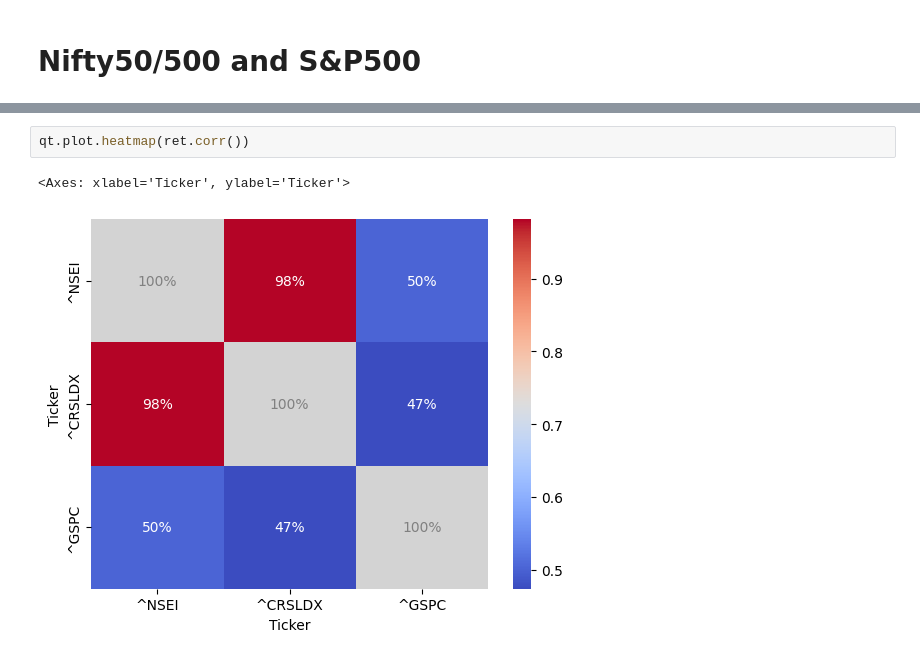
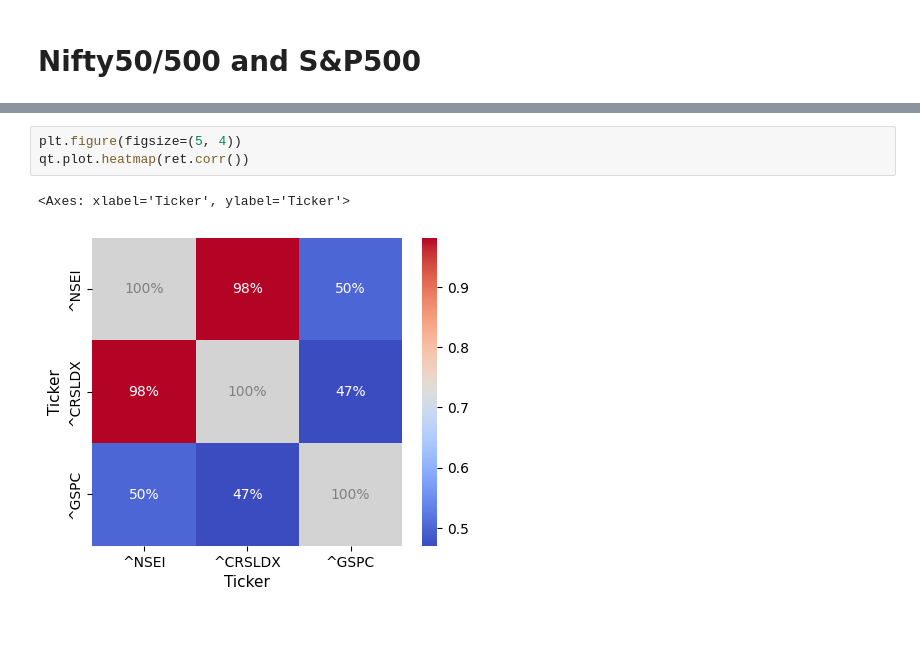
Before and after one commit to nakulrandad/Quant-Finance, a Jupyter notebook: analysis/nifty50.ipynb, the cells around one changed output, grey strips where cells are left out. Drawn from its saved outputs; the diff is of its cells as text; blank space fills up the shorter version.

Commit message:
update plotting setting

```diff
--- a/analysis/nifty50.ipynb
+++ b/analysis/nifty50.ipynb
@@ -189,8 +189,9 @@ ret.quant.describe()
 # %%
+plt.figure(figsize=(5, 4))
 qt.plot.heatmap(ret.corr())
 # %% [output]
 <Axes: xlabel='Ticker', ylabel='Ticker'>
-[figure, old version]
+[figure, new version]
 # %%
 qt.backtest.perf_report(ret.iloc[:, :-1], bmk=ret[["^GSPC"]], yr=52, window=104)
 # %% [output]
```
Also changed, not shown: parts of 19 cells of this notebook, 2 other files.
